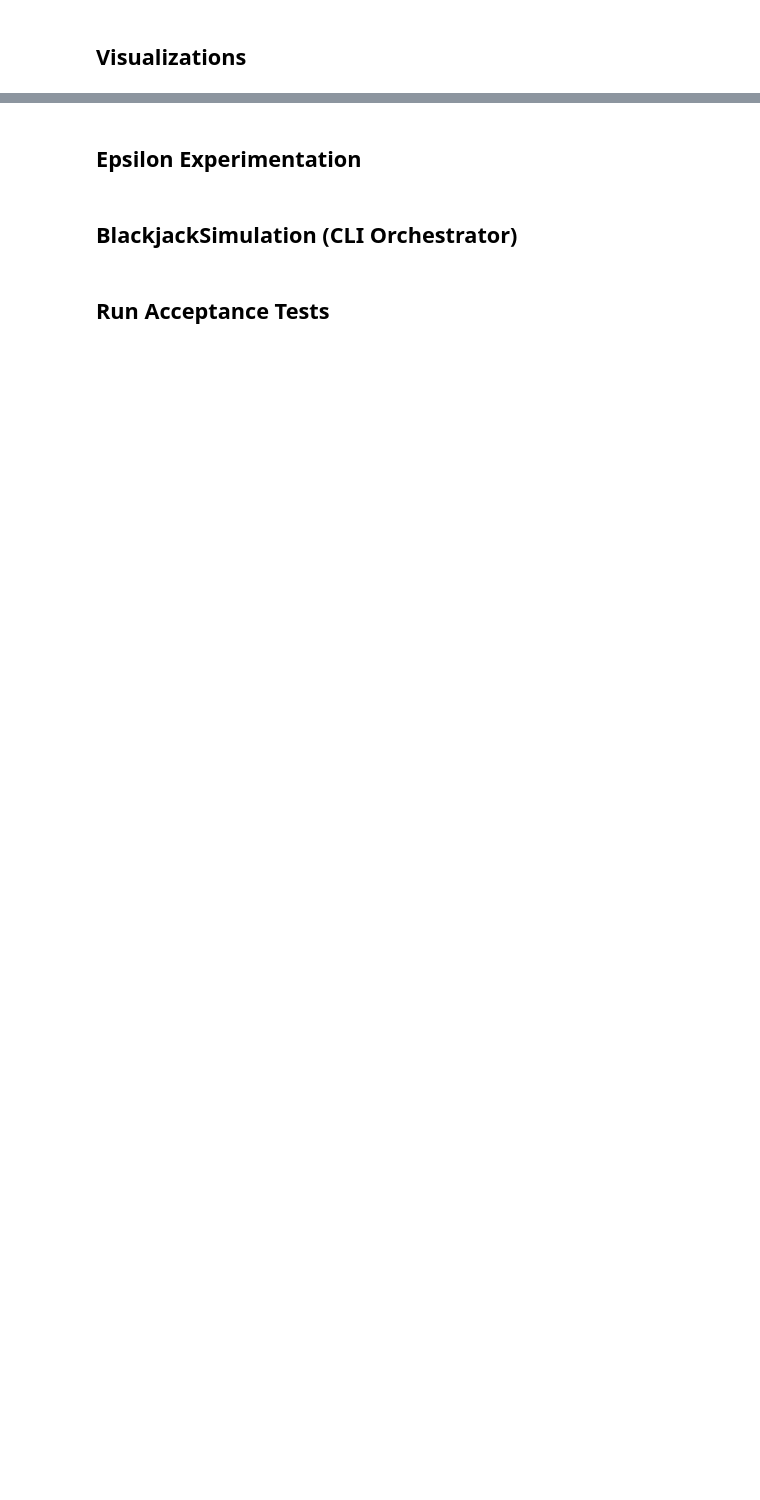
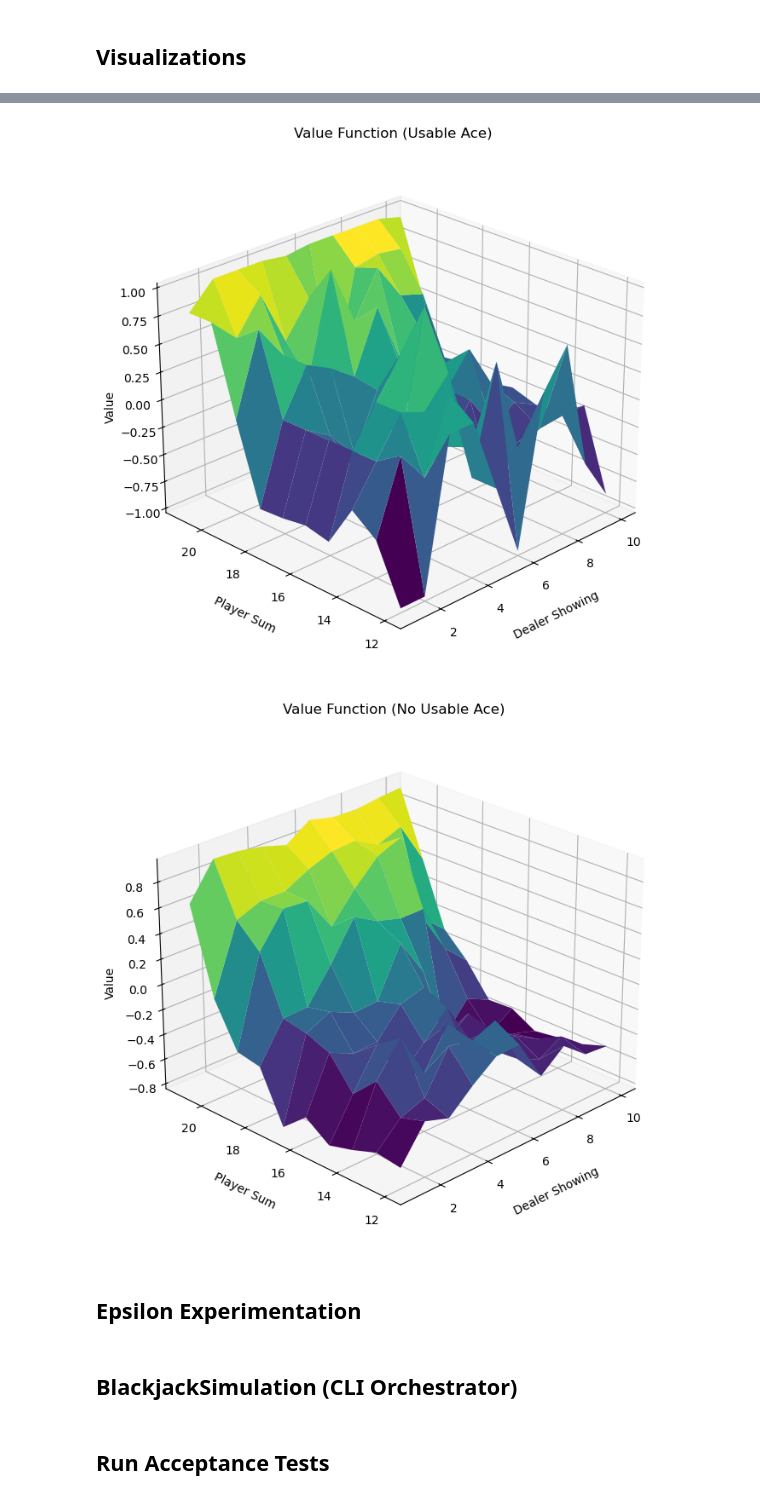
Before and after one commit to craig-rudman/MSDS684, a Jupyter notebook: W3/notebooks/development.ipynb, the cells around one changed output, grey strips where cells are left out. Cells and saved outputs as stored; diff of their text form; code cells hidden in the pictures; blank space fills up the shorter version.

```diff
--- a/W3/notebooks/development.ipynb
+++ b/W3/notebooks/development.ipynb
@@ -376,3 +382,15 @@ fig_lc = viz.plot_learning_curve(mc_rewards, window_size=1000, show_ci=True)
+# %%
+# 3D Value Surface Plots
+value_fn = mc_agent.get_value_function()
+
+fig_ace = viz.plot_value_surface(value_fn, "Value Function (Usable Ace)", usable_ace=True)
+fig_no_ace = viz.plot_value_surface(value_fn, "Value Function (No Usable Ace)", usable_ace=False)
+
+viz.save_plot(fig_ace, "../img/value_surface_usable_ace.png")
+viz.save_plot(fig_no_ace, "../img/value_surface_no_usable_ace.png")
+# %% [output]
+[figure, added]
+[figure, added]
 # %% [markdown]
 ## Epsilon Experimentation
 # %%
```
Also changed, not shown: parts of 12 cells of this notebook, 6 other files.
